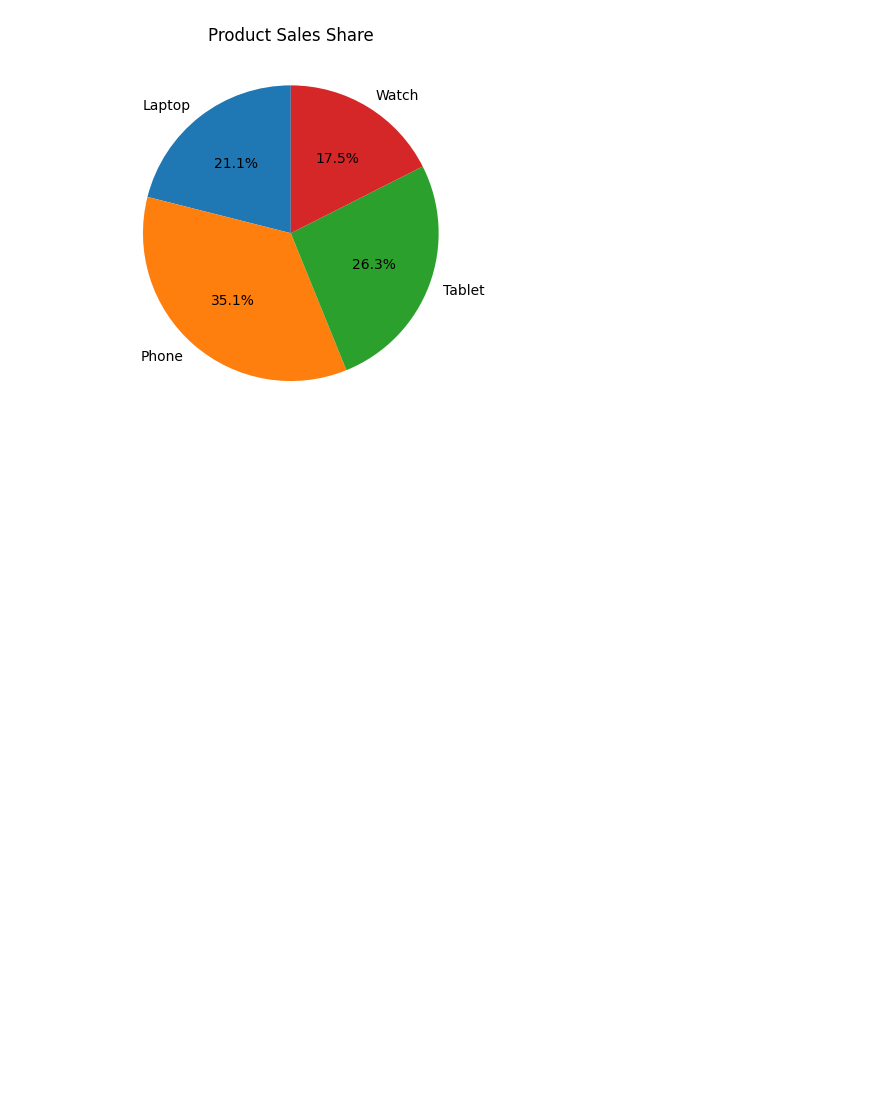
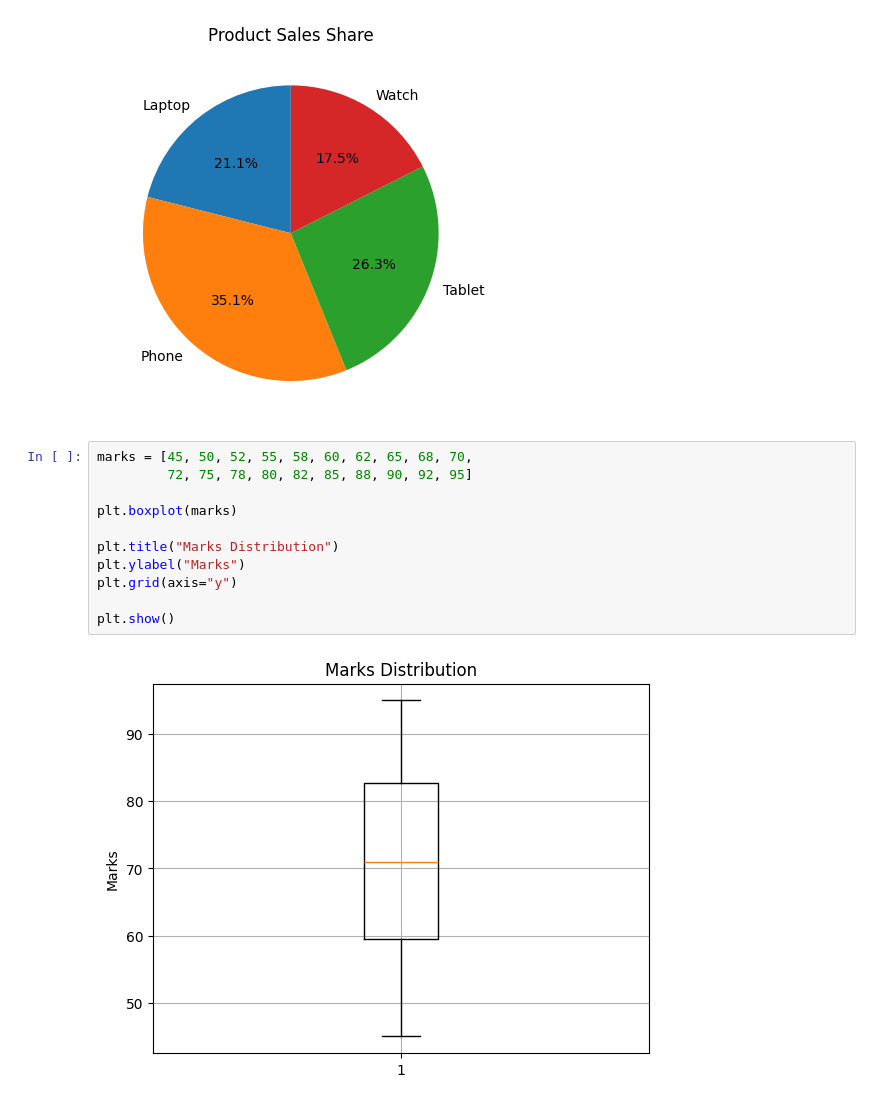
Before and after one commit to RutujaBidkar/Matplotlib_Workplace, a Jupyter notebook: Metplotlib.ipynb, the cells around one changed output. Drawn from its saved outputs; the diff is of its cells as text; blank space fills up the shorter version.

Commit message:
plt.hist() plt.pie() plt.boxplot() plt.violinplot()plt.hist() plt.pie() plt.boxplot() plt.violinplot()

```diff
--- a/Metplotlib.ipynb
+++ b/Metplotlib.ipynb
@@ -38,3 +38,16 @@ plt.title("Product Sales Share")
 plt.show()
 # %% [output]
 [figure]
+# %%
+marks = [45, 50, 52, 55, 58, 60, 62, 65, 68, 70,
+         72, 75, 78, 80, 82, 85, 88, 90, 92, 95]
+
+plt.boxplot(marks)
+
+plt.title("Marks Distribution")
+plt.ylabel("Marks")
+plt.grid(axis="y")
+
+plt.show()
+# %% [output]
+[figure, added]
```
Also changed, not shown: parts of 1 cell of this notebook.
